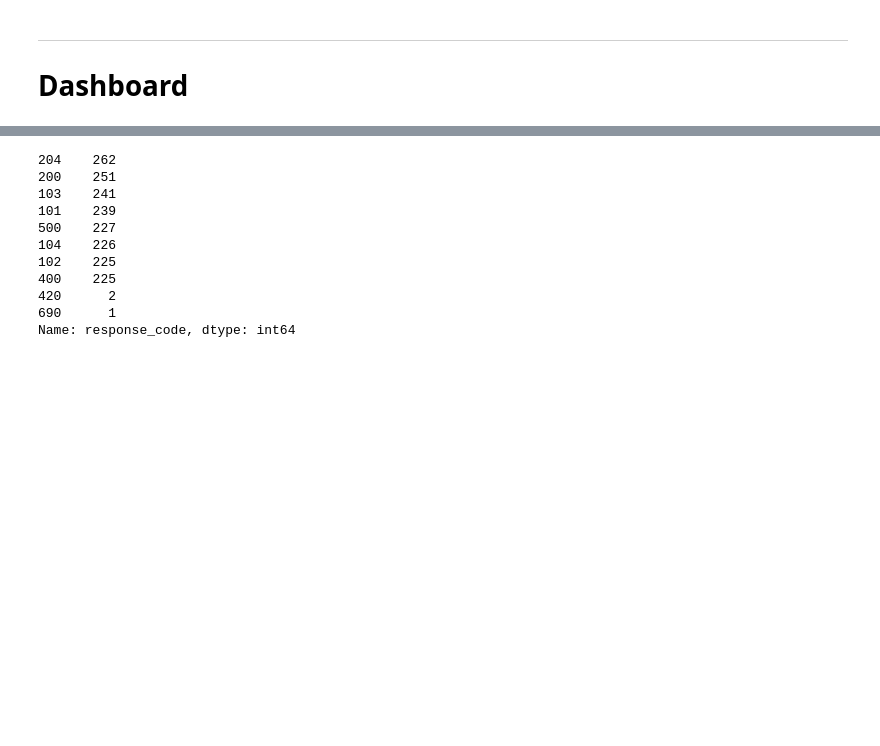
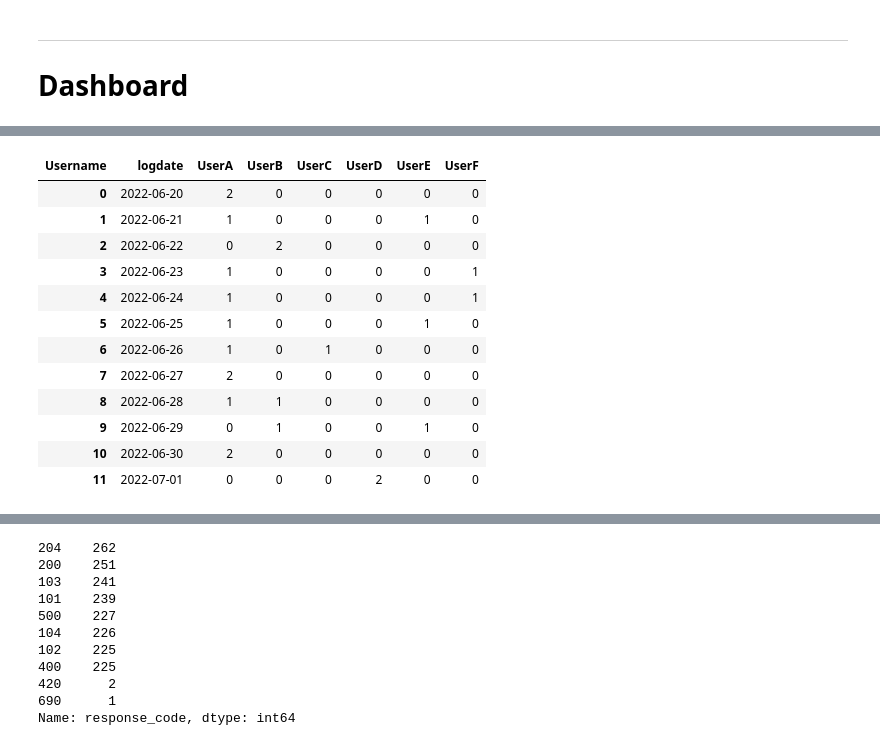
Before and after one commit to BigDataIA-Summer2022-Team04/Assignment_02, a Jupyter notebook: API/sandbox.ipynb, the cells around one changed output, grey strips where cells are left out. Cells and saved outputs as stored; diff of their text form; code cells hidden in the pictures; blank space fills up the shorter version.

Commit message:
dash updated with all users

```diff
--- a/API/sandbox.ipynb
+++ b/API/sandbox.ipynb
@@ -264,3 +288,21 @@ df
+# %%
+out = pd.crosstab(df['logdate'],df['Username']).reset_index()
+# %%
+out
+# %% [output]
+| Username | logdate | UserA | UserB | UserC | UserD | UserE | UserF |
+| 0 | 2022-06-20 | 2 | 0 | 0 | 0 | 0 | 0 |
+| 1 | 2022-06-21 | 1 | 0 | 0 | 0 | 1 | 0 |
+| 2 | 2022-06-22 | 0 | 2 | 0 | 0 | 0 | 0 |
+| 3 | 2022-06-23 | 1 | 0 | 0 | 0 | 0 | 1 |
+| 4 | 2022-06-24 | 1 | 0 | 0 | 0 | 0 | 1 |
+| 5 | 2022-06-25 | 1 | 0 | 0 | 0 | 1 | 0 |
+| 6 | 2022-06-26 | 1 | 0 | 1 | 0 | 0 | 0 |
+| 7 | 2022-06-27 | 2 | 0 | 0 | 0 | 0 | 0 |
+| 8 | 2022-06-28 | 1 | 1 | 0 | 0 | 0 | 0 |
+| 9 | 2022-06-29 | 0 | 1 | 0 | 0 | 1 | 0 |
+| 10 | 2022-06-30 | 2 | 0 | 0 | 0 | 0 | 0 |
+| 11 | 2022-07-01 | 0 | 0 | 0 | 2 | 0 | 0 |
 # %%
 df.dtypes
 # %% [output]
```
Also changed, not shown: parts of 12 cells of this notebook, 1 other file.
